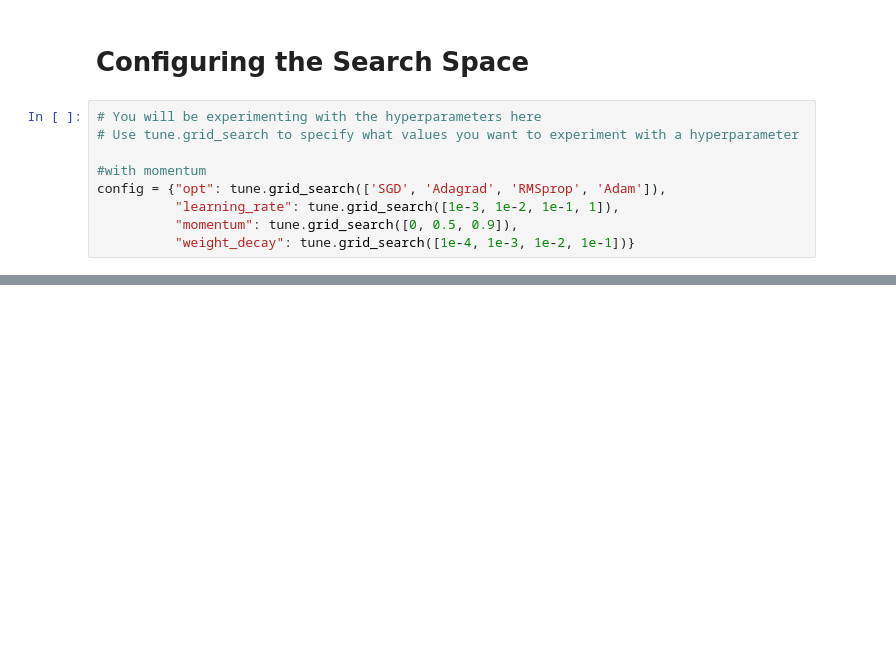
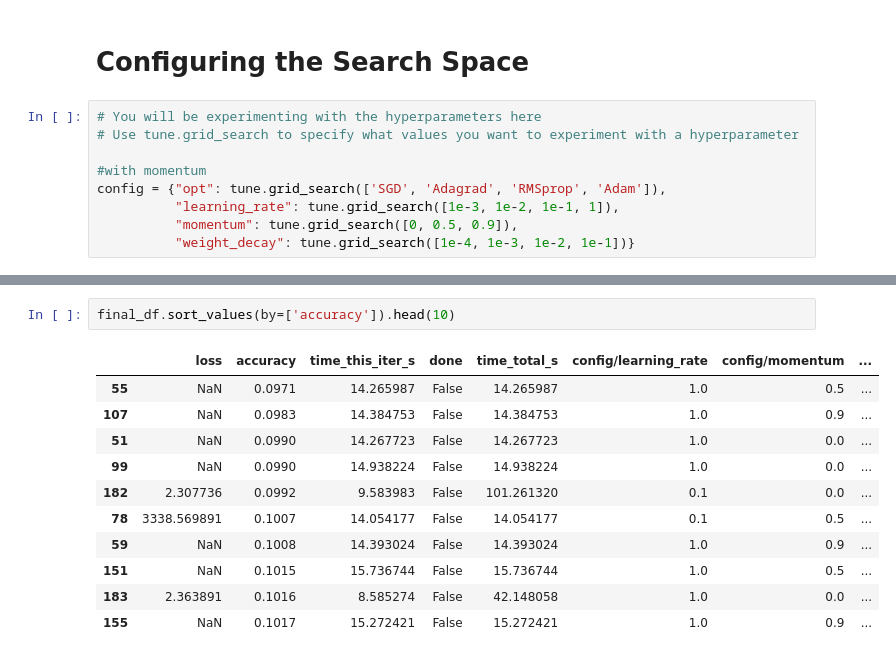
Before and after one commit to Vipul97/analysis-and-comparison-of-deep-learning-techniques-for-image-classification-using-cnns, a Jupyter notebook: Optimizer_Revised.ipynb, the cells around one changed output, grey strips where cells are left out. Drawn from its saved outputs; the diff is of its cells as text; blank space fills up the shorter version.

```diff
--- a/Optimizer_Revised.ipynb
+++ b/Optimizer_Revised.ipynb
@@ -380,0 +417,14 @@ Trial Progress
+# %%
+final_df.sort_values(by=['accuracy']).head(10)
+# %% [output]
+|  | loss | accuracy | time_this_iter_s | done | time_total_s | config/learning_rate | config/momentum | ... |
+| 55 | NaN | 0.0971 | 14.265987 | False | 14.265987 | 1.0 | 0.5 | ... |
+| 107 | NaN | 0.0983 | 14.384753 | False | 14.384753 | 1.0 | 0.9 | ... |
+| 51 | NaN | 0.0990 | 14.267723 | False | 14.267723 | 1.0 | 0.0 | ... |
+| 99 | NaN | 0.0990 | 14.938224 | False | 14.938224 | 1.0 | 0.0 | ... |
+| 182 | 2.307736 | 0.0992 | 9.583983 | False | 101.261320 | 0.1 | 0.0 | ... |
+| 78 | 3338.569891 | 0.1007 | 14.054177 | False | 14.054177 | 0.1 | 0.5 | ... |
+| 59 | NaN | 0.1008 | 14.393024 | False | 14.393024 | 1.0 | 0.9 | ... |
+| 151 | NaN | 0.1015 | 15.736744 | False | 15.736744 | 1.0 | 0.5 | ... |
+| 183 | 2.363891 | 0.1016 | 8.585274 | False | 42.148058 | 1.0 | 0.0 | ... |
+| 155 | NaN | 0.1017 | 15.272421 | False | 15.272421 | 1.0 | 0.9 | ... |
```
Also changed, not shown: parts of 6 cells of this notebook.
